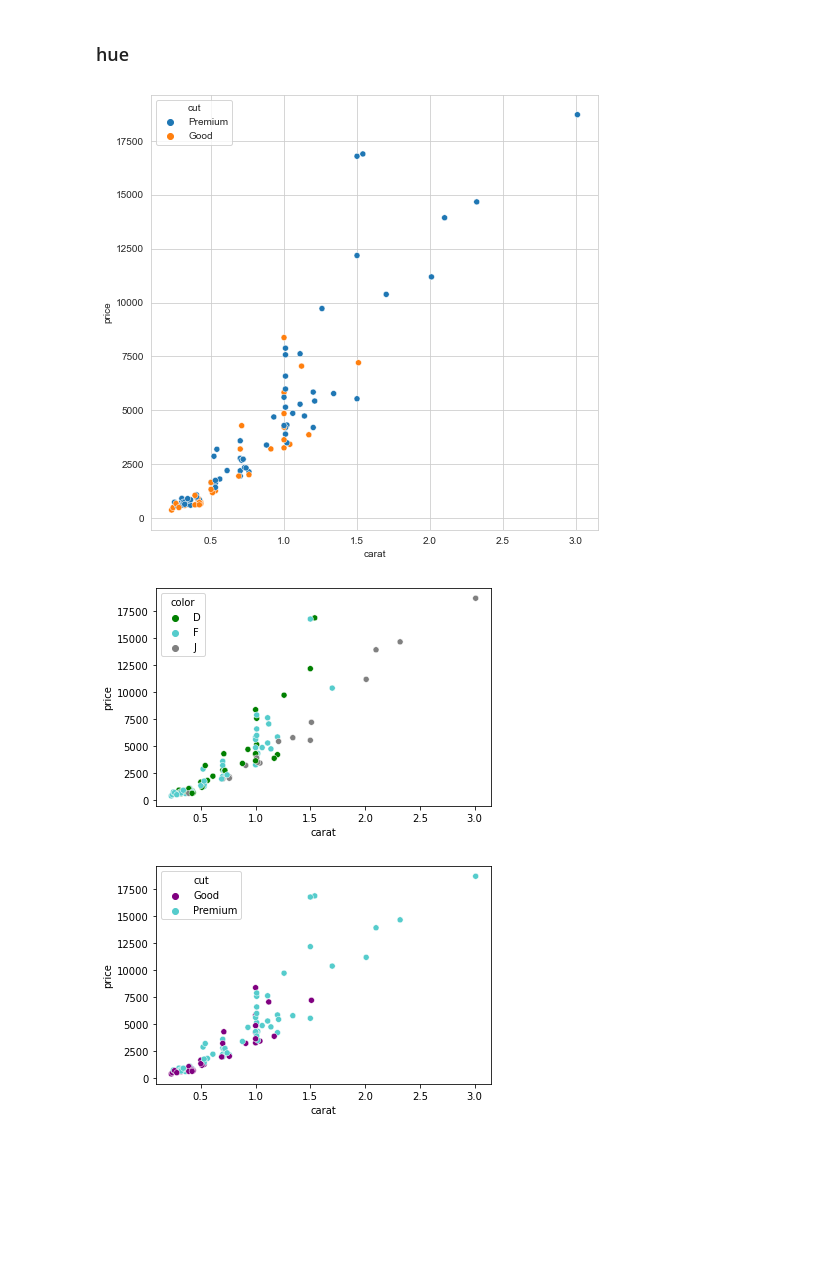
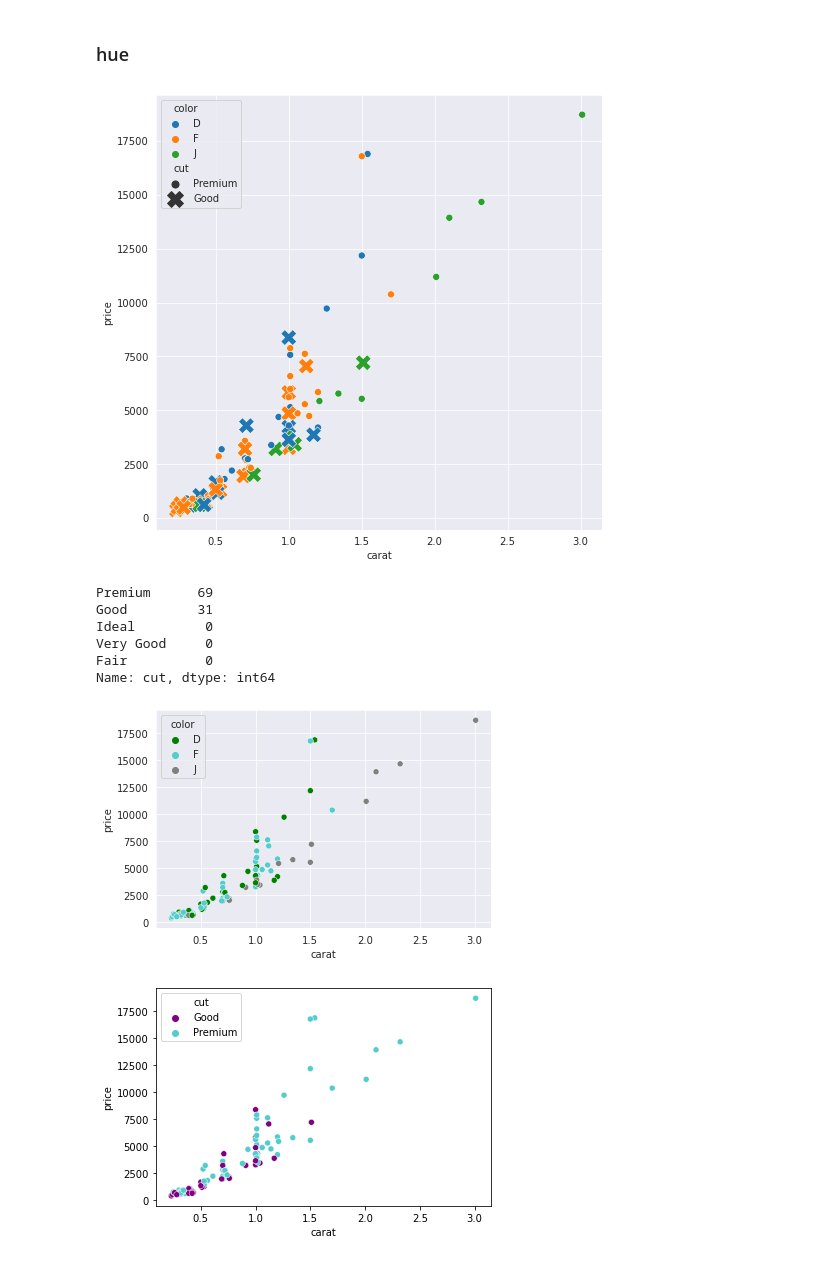
Before and after one commit to santarabantoosoo/Data-Analysis-NanoDegree-2.0, a Jupyter notebook: s8/demo/detailed seaborn/08_scatterplot-Copy1.ipynb, the cells around one changed output. Cells and saved outputs as stored; diff of their text form; code cells hidden in the pictures; blank space fills up the shorter version.

```diff
--- a/s8/demo/detailed seaborn/08_scatterplot-Copy1.ipynb
+++ b/s8/demo/detailed seaborn/08_scatterplot-Copy1.ipynb
@@ -266,6 +263,6 @@ plt.rc('ytick', labelsize=10)
 # %% [markdown]
 ## Basics
 # %%
-sns.set_style('whitegrid')  # whitegrid - dark
+sns.set_style('darkgrid')  # whitegrid - dark
 # %%
 # sns.scatterplot(diamonds.carat, diamonds.price);
@@ -288,11 +286,20 @@ sns.set_style('darkgrid')
 ### hue
 # %%
 plt.figure(figsize = (8, 8))
-sns.scatterplot(x='carat', y='price', hue='cut',
+sns.scatterplot(x='carat', y='price', size='cut', sizes = [50, 250], hue = 'color', style = 'cut',
                 data=diamonds
                );
 # %% [output]
-[figure, old version]
+[figure, new version]
+# %%
+diamonds.cut.value_counts()
+# %% [output]
+Premium      69
+Good         31
+Ideal         0
+Very Good     0
+Fair          0
+Name: cut, dtype: int64
 # %%
 sns.scatterplot(x='carat', y='price', hue='color',
                 data=diamonds
@@ -300,7 +307,7 @@ sns.scatterplot(x='carat', y='price', hue='color',
                );   # how to choose colors? what options are available?  will check in slides
 # https://seaborn.pydata.org/tutorial/color_palettes.html
 # %% [output]
-[figure, old version]
+[figure, new version]
 # %%
 sns.scatterplot(x='carat', y='price', hue='cut',
                 data=diamonds,
```
Also changed, not shown: parts of 11 cells of this notebook, 36 other files.
